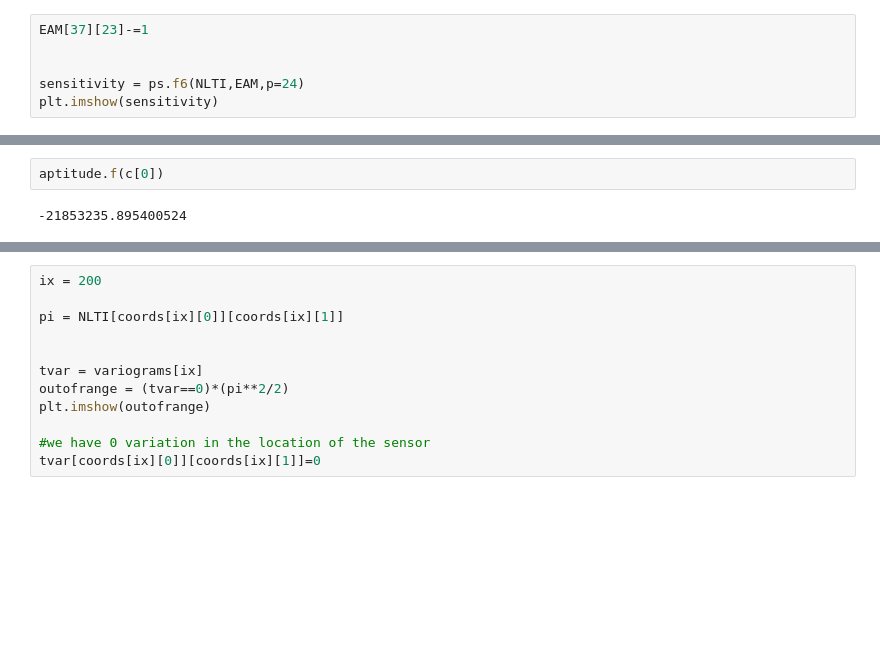
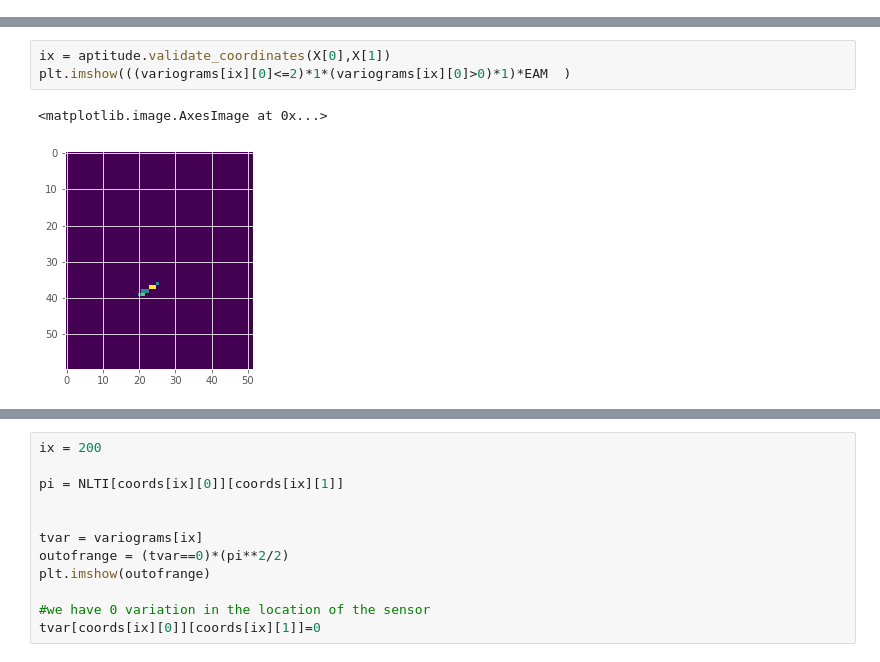
Before and after one commit to rdglpz/optimal_light_sensor_location, a Jupyter notebook: main_poc.ipynb, the cells around one changed output, grey strips where cells are left out. Drawn from its saved outputs; the diff is of its cells as text; blank space fills up the shorter version.

```diff
--- a/main_poc.ipynb
+++ b/main_poc.ipynb
@@ -95,6 +97,0 @@ plt.show()
-# %%
-EAM[37][23]-=1
-
-
-sensitivity = ps.f6(NLTI,EAM,p=24)
-plt.imshow(sensitivity)
@@ -112,4 +101,6 @@ plt.imshow(aptitude.coverage(c[0])[0]>0)
 # %%
-aptitude.f(c[0])
+ix = aptitude.validate_coordinates(X[0],X[1])
+plt.imshow(((variograms[ix][0]<=2)*1*(variograms[ix][0]>0)*1)*EAM  )
 # %% [output]
--21853235.895400524
+<matplotlib.image.AxesImage at 0x...>
+[figure, added]
```
Also changed, not shown: parts of 17 cells of this notebook, 2 other files.
